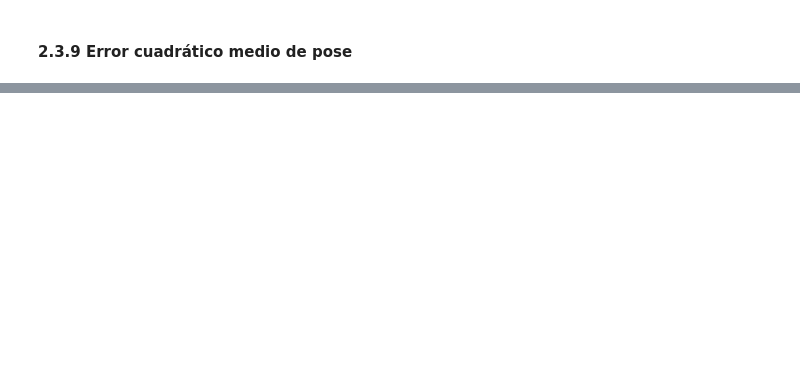
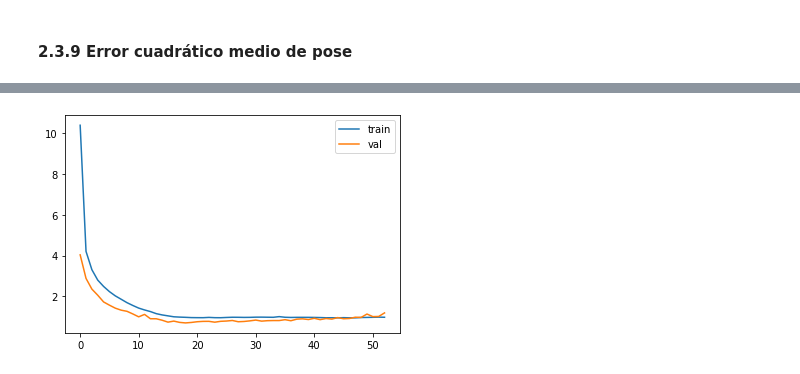
Before and after one commit to vcarlosrb/STRAPS-3DHumanShapePose, a Jupyter notebook: evaluation.ipynb, the cells around one changed output, grey strips where cells are left out. Cells and saved outputs as stored; diff of their text form; code cells hidden in the pictures; blank space fills up the shorter version.

```diff
--- a/evaluation.ipynb
+++ b/evaluation.ipynb
@@ -454,0 +469,7 @@ plt.show()
+# %%
+plt.plot(data['train_verts_losses'], label='train')
+plt.plot(data['val_verts_losses'], label='val')
+plt.legend()
+plt.show()
+# %% [output]
+[figure, added]
```
Also changed, not shown: parts of 24 cells of this notebook, 12 other files.
